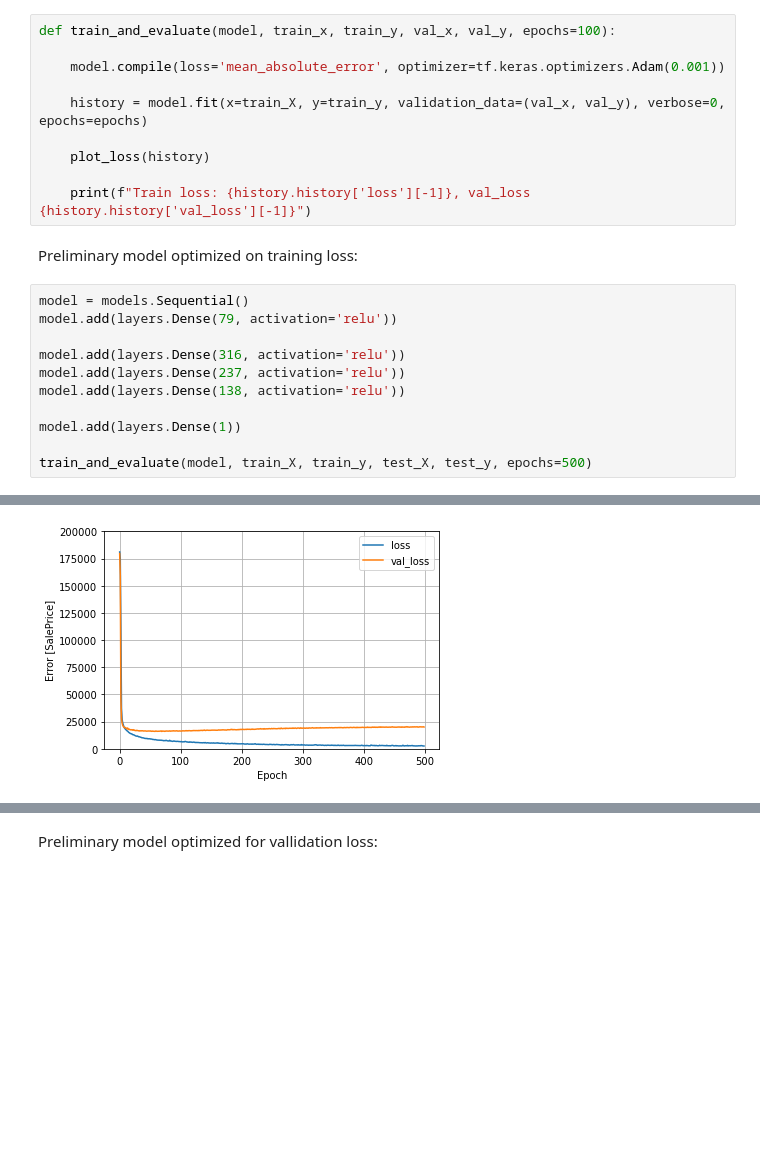
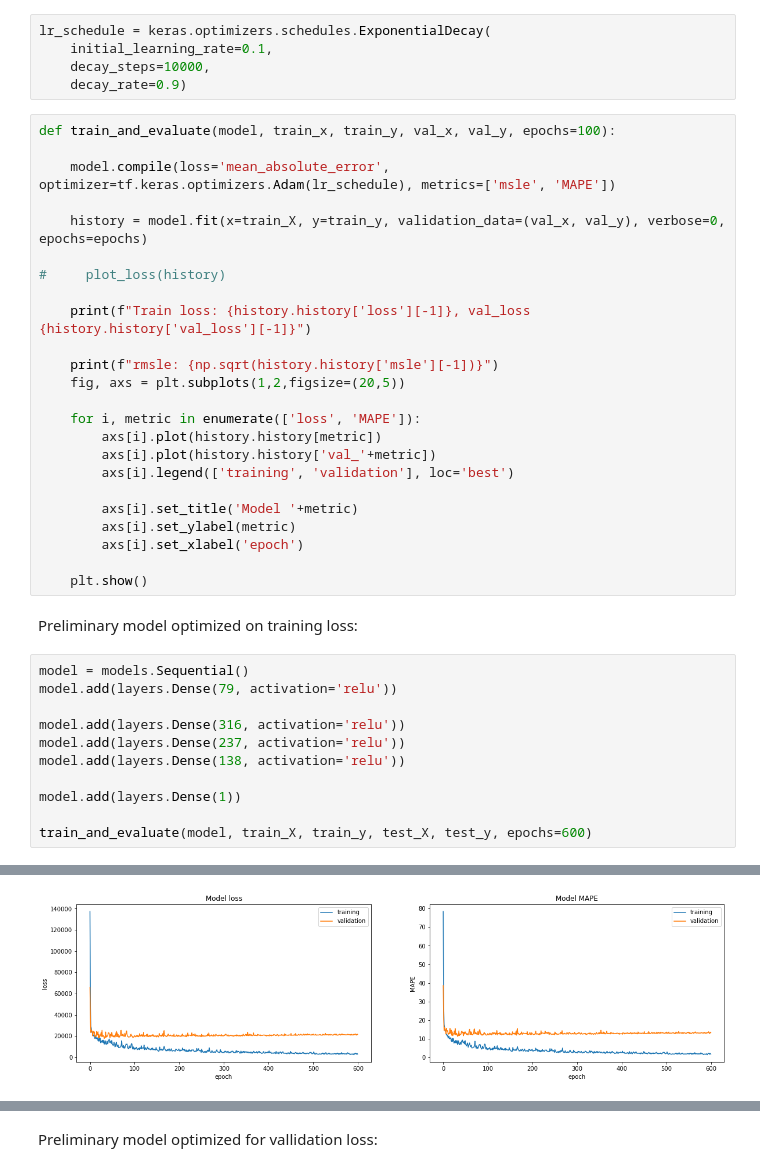
Before and after one commit to Brammetje23/Project-X, a Jupyter notebook: NN.ipynb, the cells around one changed output, grey strips where cells are left out. Drawn from its saved outputs; the diff is of its cells as text; blank space fills up the shorter version.

Commit message:
flexible learning rate and metrics added

```diff
--- a/NN.ipynb
+++ b/NN.ipynb
@@ -69,16 +67,35 @@ def plot_errors(model):
     plt.show()
 # %% [markdown]
 Function to train and evaluate a model which layers are defined outside it:
+# %%
+lr_schedule = keras.optimizers.schedules.ExponentialDecay(
+    initial_learning_rate=0.1,
+    decay_steps=10000,
+    decay_rate=0.9)
 # %%
 def train_and_evaluate(model, train_x, train_y, val_x, val_y, epochs=100):
 
-    model.compile(loss='mean_absolute_error', optimizer=tf.keras.optimizers.Adam(0.001))
+    model.compile(loss='mean_absolute_error', optimizer=tf.keras.optimizers.Adam(lr_schedule), metrics=['msle', 'MAPE'])
 
     history = model.fit(x=train_X, y=train_y, validation_data=(val_x, val_y), verbose=0, epochs=epochs)
 
-    plot_loss(history)
+#     plot_loss(history)
 
     print(f"Train loss: {history.history['loss'][-1]}, val_loss {history.history['val_loss'][-1]}")
+
+    print(f"rmsle: {np.sqrt(history.history['msle'][-1])}")
+    fig, axs = plt.subplots(1,2,figsize=(20,5))
+
+    for i, metric in enumerate(['loss', 'MAPE']):
+        axs[i].plot(history.history[metric])
+        axs[i].plot(history.history['val_'+metric])
+        axs[i].legend(['training', 'validation'], loc='best')
+
+        axs[i].set_title('Model '+metric)
+        axs[i].set_ylabel(metric)
+        axs[i].set_xlabel('epoch')
+
+    plt.show()
 # %% [markdown]
 Preliminary model optimized on training loss:
 # %%
@@ -91,5 +108,5 @@ model.add(layers.Dense(138, activation='relu'))
 
 model.add(layers.Dense(1))
 
-train_and_evaluate(model, train_X, train_y, test_X, test_y, epochs=500)
+train_and_evaluate(model, train_X, train_y, test_X, test_y, epochs=600)
 # %% [output]
@@ -96 +115 @@ train_and_evaluate(model, train_X, train_y, test_X, test_y, epochs=500)
-[figure, old version]
+[figure, new version]
```
Also changed, not shown: parts of 10 cells of this notebook.
